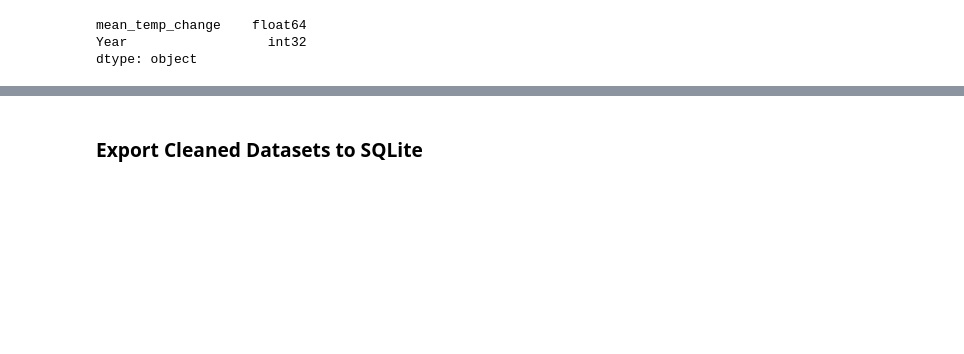
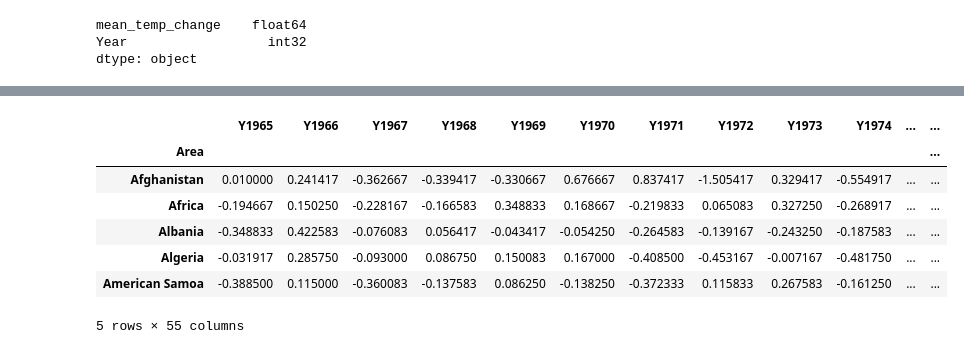
Before and after one commit to yuyhong23/One-Hot_Future, a Jupyter notebook: data_cleaning_temperature.ipynb, the cells around one changed output, grey strips where cells are left out. Saved outputs shown, nothing was run; the diff lists cells and outputs as text; code cells hidden in the pictures; blank space fills up the shorter version.

```diff
--- a/data_cleaning_temperature.ipynb
+++ b/data_cleaning_temperature.ipynb
@@ -361,2 +346,0 @@ len(afg)
-# %% [markdown]
-### Export Cleaned Datasets to SQLite
@@ -392,0 +350,11 @@ new_data_df.to_sql(name='emission_benchmarks', con=engine, if_exists='replace',
+# %%
+grouped_df.head()
+# %% [output]
+|  | Y1965 | Y1966 | Y1967 | Y1968 | Y1969 | Y1970 | Y1971 | Y1972 | Y1973 | Y1974 | ... | ... |
+| Area |  |  |  |  |  |  |  |  |  |  |  | ... |
+| Afghanistan | 0.010000 | 0.241417 | -0.362667 | -0.339417 | -0.330667 | 0.676667 | 0.837417 | -1.505417 | 0.329417 | -0.554917 | ... | ... |
+| Africa | -0.194667 | 0.150250 | -0.228167 | -0.166583 | 0.348833 | 0.168667 | -0.219833 | 0.065083 | 0.327250 | -0.268917 | ... | ... |
+| Albania | -0.348833 | 0.422583 | -0.076083 | 0.056417 | -0.043417 | -0.054250 | -0.264583 | -0.139167 | -0.243250 | -0.187583 | ... | ... |
+| Algeria | -0.031917 | 0.285750 | -0.093000 | 0.086750 | 0.150083 | 0.167000 | -0.408500 | -0.453167 | -0.007167 | -0.481750 | ... | ... |
+| American Samoa | -0.388500 | 0.115000 | -0.360083 | -0.137583 | 0.086250 | -0.138250 | -0.372333 | 0.115833 | 0.267583 | -0.161250 | ... | ... |
+5 rows × 55 columns
```
Also changed, not shown: parts of 29 cells of this notebook, 2 other files.
